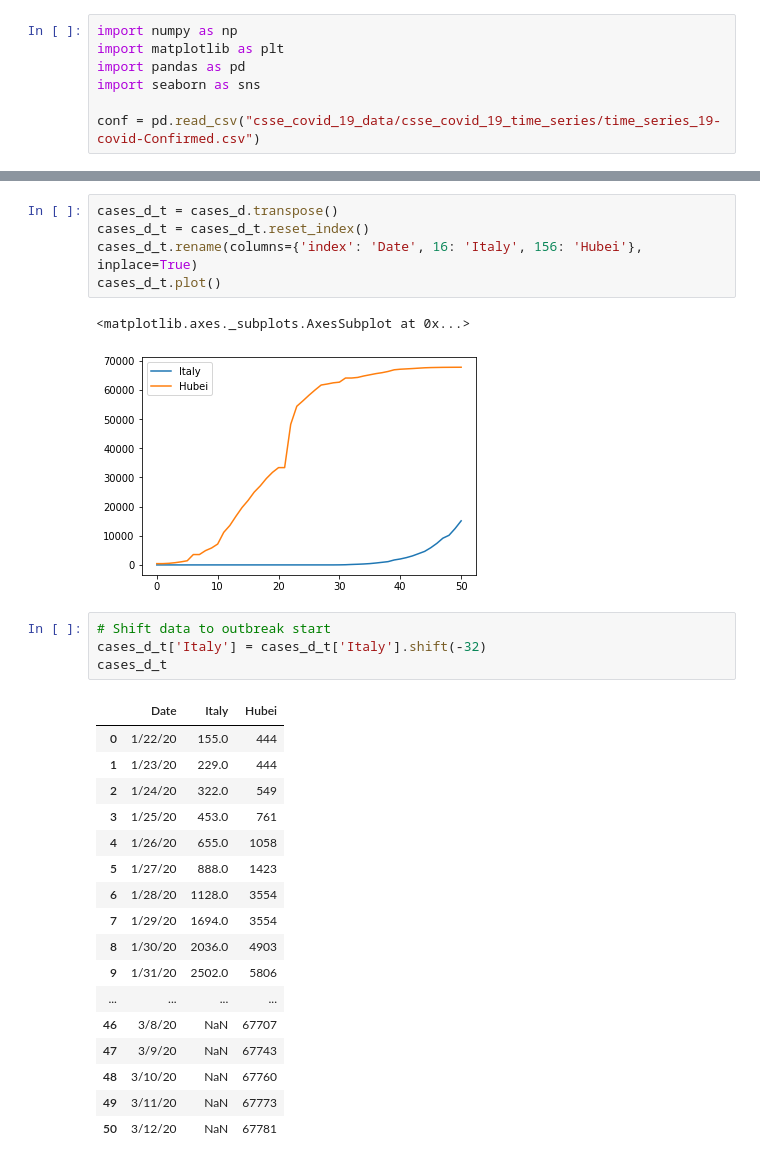
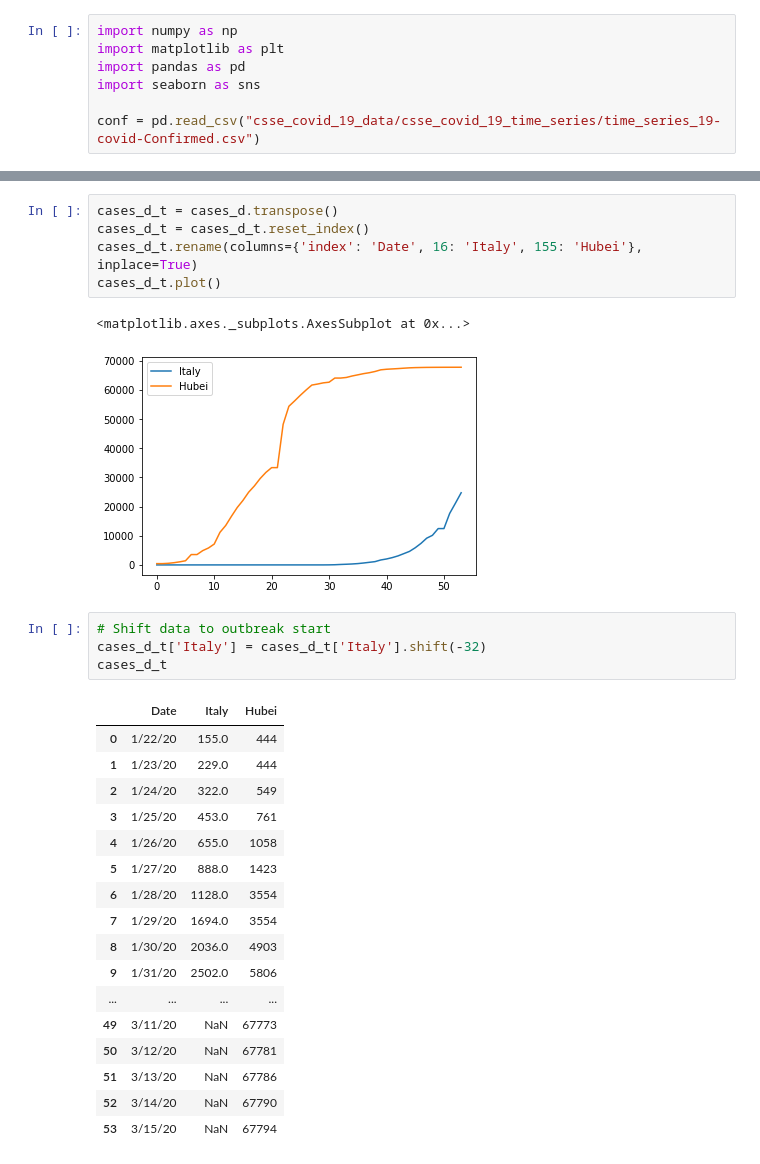
Before and after one commit to fiskker/COVID-19, a Jupyter notebook: Italy - China.ipynb, the cells around one changed output, grey strips where cells are left out. Drawn from its saved outputs; the diff is of its cells as text.

```diff
--- a/Italy - China.ipynb
+++ b/Italy - China.ipynb
@@ -18,11 +18,11 @@ cases_d
 # %%
 cases_d_t = cases_d.transpose()
 cases_d_t = cases_d_t.reset_index()
-cases_d_t.rename(columns={'index': 'Date', 16: 'Italy', 156: 'Hubei'}, inplace=True)
+cases_d_t.rename(columns={'index': 'Date', 16: 'Italy', 155: 'Hubei'}, inplace=True)
 cases_d_t.plot()
 # %% [output]
 <matplotlib.axes._subplots.AxesSubplot at 0x...>
-[figure, old version]
+[figure, new version]
 # %%
 # Shift data to outbreak start
 cases_d_t['Italy'] = cases_d_t['Italy'].shift(-32)
@@ -40,8 +40,8 @@ cases_d_t
 | 8 | 1/30/20 | 2036.0 | 4903 |
 | 9 | 1/31/20 | 2502.0 | 5806 |
 | ... | ... | ... | ... |
-| 46 | 3/8/20 | NaN | 67707 |
-| 47 | 3/9/20 | NaN | 67743 |
-| 48 | 3/10/20 | NaN | 67760 |
 | 49 | 3/11/20 | NaN | 67773 |
 | 50 | 3/12/20 | NaN | 67781 |
+| 51 | 3/13/20 | NaN | 67786 |
+| 52 | 3/14/20 | NaN | 67790 |
+| 53 | 3/15/20 | NaN | 67794 |
```
Also changed, not shown: parts of 4 cells of this notebook, 5 other files.
